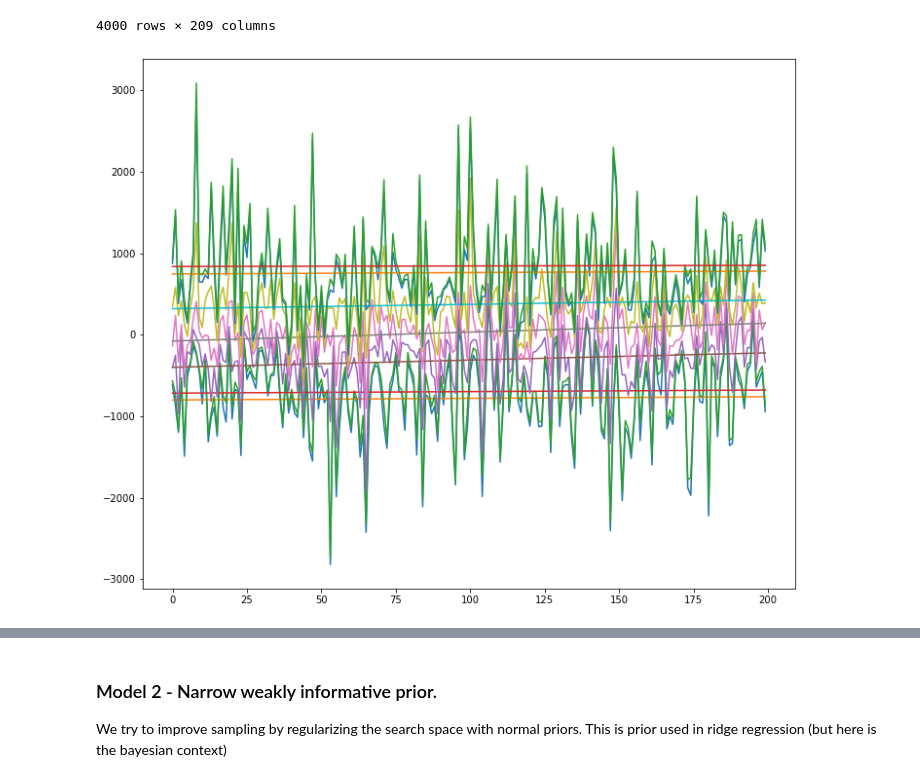
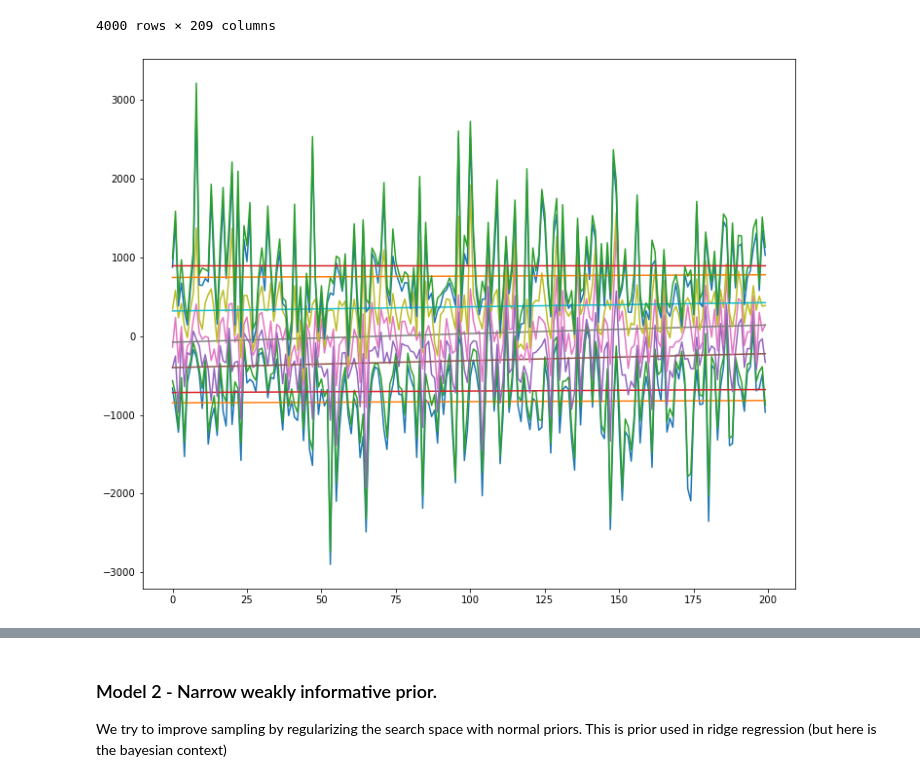
Before and after one commit to dobrodzziej/Maciej-Wojtys-Data-Analytics, a Jupyter notebook: Lab-4/sparsity.ipynb, the cells around one changed output, grey strips where cells are left out. Drawn from its saved outputs; the diff is of its cells as text; code cells hidden in the pictures.

```diff
--- a/Lab-4/sparsity.ipynb
+++ b/Lab-4/sparsity.ipynb
@@ -121,7 +119,7 @@ data1
 def create_medians(data, first_row, length):
     median_min = np.zeros(length)
     for i in range(length):
-        median_min[i] = np.quantile(data.iloc[:, i + first_row], 0.01)
+        median_min[i] = np.min(data.iloc[:, i + first_row])
 
     median_5 = np.zeros(length)
     for i in range(length):
@@ -145,7 +143,7 @@ def create_medians(data, first_row, length):
 
     median_max = np.zeros(length)
     for i in range(length):
-        median_max[i] = np.quantile(data.iloc[:, i + first_row], 0.99)
+        median_max[i] = np.max(data.iloc[:, i + first_row])
     medians = [median_min, median_5, median_25, median_50, median_75, median_95, median_max]
     return medians
 
@@ -161,14 +159,14 @@ def create_predicts(medians, length):
         predicts.append(predict)
     return predicts, X
 # %%
-medians = create_medians(data1, 7, 200)
-predicts, X = create_predicts(medians, 200)
+medians11 = create_medians(data1, 7, 200)
+predicts11, X = create_predicts(medians11, 200)
 # %%
 plt.figure(1, figsize=(12, 10))
 
-for i in range(len(medians)):
-    plt.plot(X[i], medians[i])
-    plt.plot(X[i], predicts[i])
+for i in range(len(medians11)):
+    plt.plot(X[i], medians11[i])
+    plt.plot(X[i], predicts11[i])
 plt.show()
 # %% [output]
-[figure, old version]
+[figure, new version]
```
Also changed, not shown: parts of 15 cells of this notebook.
